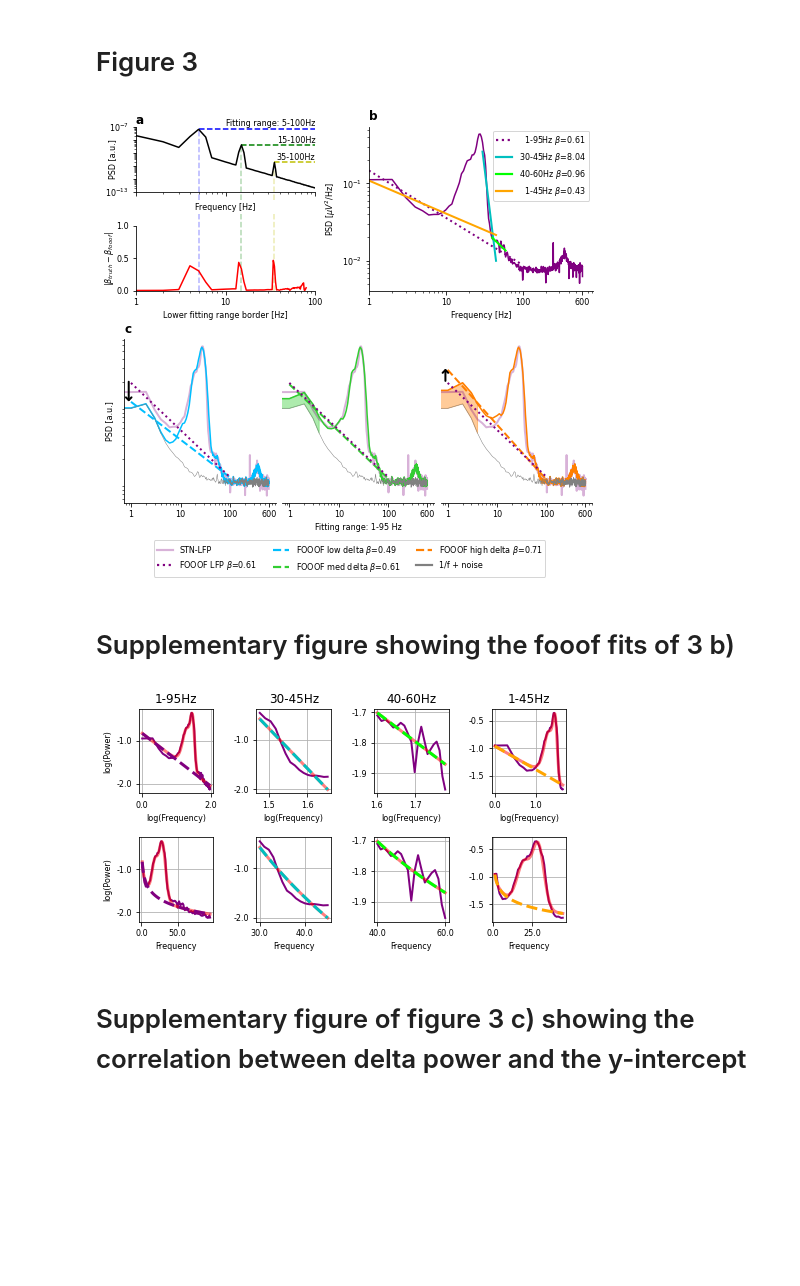
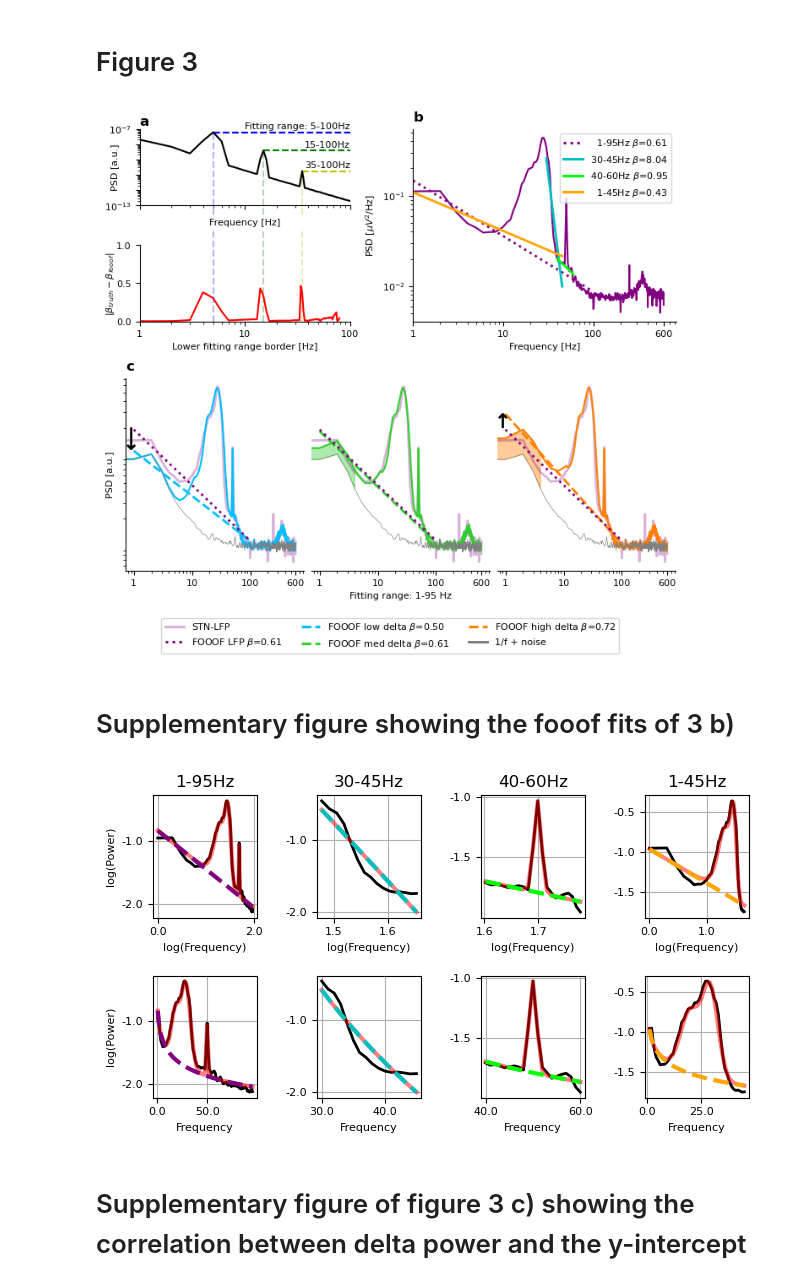
Before and after one commit to moritz-gerster/separating_periodic_from_aperiodic_PSDs, a Jupyter notebook: Fig3.ipynb, the cells around one changed output. Cells and saved outputs as stored; diff of their text form; code cells hidden in the pictures; blank space fills up the shorter version.

Commit message:
Remove notch filter at 50 Hz

```diff
--- a/Fig3.ipynb
+++ b/Fig3.ipynb
@@ -79,7 +79,8 @@ sub10 = mne.io.read_raw_fif(data_path + fname10, preload=True)
 sub10.pick_channels(["STN_L23"])
 
 # Notch Filter
-filter_params = {"freqs": np.arange(50, 601, 50),
+# Important: Keep 50Hz line noise because we fit in that range!
+filter_params = {"freqs": np.arange(100, 601, 50),
                  "notch_widths": .5,
                  "method": "spectrum_fit"}
 sub10.notch_filter(**filter_params)
@@ -105,10 +106,11 @@ frange4 = (1, 45)
 
 # Set corresponding fooof fitting parameters
 peak_width_limits = (1, 100)  # huge beta peak spans from 10 to almost 100 Hz
-max_n_peaks = 0  # some fitting ranges try to avoid oscillations peaks
+no_peaks = 0  # 30-45Hz tries to avoid oscillatory peaks
+power_line_peaks = 1  # 40-60Hz contains power line peak
 fooof_params1 = dict(peak_width_limits=peak_width_limits, verbose=False)
-fooof_params2 = dict(max_n_peaks=max_n_peaks, verbose=False)
-fooof_params3 = dict(max_n_peaks=max_n_peaks, verbose=False)
+fooof_params2 = dict(max_n_peaks=no_peaks, verbose=False)
+fooof_params3 = dict(max_n_peaks=power_line_peaks, verbose=False)
 fooof_params4 = dict(peak_width_limits=peak_width_limits, verbose=False)
 
 # Combine
@@ -175,9 +176,10 @@ alpha = (12, 1.7, 3)
 low_beta = (18, 2, 2)
 high_beta = (27, 20, 6)
 gamma = (50, 6, 15)
+power_line = (50, .025, .001)
 hfo = (360, 20, 60)
 
-oscillations = (alpha, low_beta, high_beta, gamma, hfo)
+oscillations = (alpha, low_beta, high_beta, gamma, power_line, hfo)
 
 # Delta oscillations
 delta_freq = 2
@@ -529,7 +531,7 @@ plt.savefig(fig_path + "Fig3.pdf", bbox_inches="tight")
 plt.savefig(fig_path + "Fig3.png", dpi=1000, bbox_inches="tight")
 plt.show()
 # %% [output]
-[figure, old version]
+[figure, new version]
 # %% [markdown]
 # Supplementary figure showing the fooof fits of 3 b)
 # %%
@@ -540,7 +542,7 @@ for i in range(4):
     ax = axes[0, i]
     kwargs = dict(add_legend=False,
                   aperiodic_kwargs=dict(color=fit_params[i][2], alpha=1),
-                  data_kwargs=dict(color=c_real))
+                  data_kwargs=dict(color="k"))
     title = f"{fit_params[i][0][0]}-{fit_params[i][0][1]}Hz"
     fooof_fits[i].plot(ax=ax, plt_log=True, **kwargs)
     ax.set_title(title, fontsize=panel_fontsize)
@@ -549,33 +551,33 @@ for i in range(4):
     xticks = np.round(ax.get_xticks(), 1)
     yticks = np.round(ax.get_yticks(), 1)
     ax.set_xticklabels(xticks, fontsize=legend_fontsize)
     ax.set_yticklabels(yticks, fontsize=legend_fontsize)
     ax.set_xlabel(xlabel, fontsize=legend_fontsize)
     ax.set_ylabel(ylabel, fontsize=legend_fontsize)
     ax.spines['right'].set_visible(True)
     ax.spines['top'].set_visible(True)
     if i > 0:
         ax.set_ylabel("")
 
     ax = axes[1, i]
     fooof_fits[i].plot(ax=ax, plt_log=False, **kwargs)
     if i > 0:
         ax.set_ylabel("")
     ax.spines['right'].set_visible(True)
     ax.spines['top'].set_visible(True)
     xlabel = ax.get_xlabel()
     ylabel = ax.get_ylabel()
     xticks = np.round(ax.get_xticks(), 1)
     yticks = np.round(ax.get_yticks(), 1)
     ax.set_xticklabels(xticks, fontsize=legend_fontsize)
     ax.set_yticklabels(yticks, fontsize=legend_fontsize)
     ax.set_xlabel(xlabel, fontsize=legend_fontsize)
     ax.set_ylabel(ylabel, fontsize=legend_fontsize)
 plt.tight_layout()
 plt.savefig(fig_path + "Fig3_SuppB.png", dpi=1000, bbox_inches="tight")
 plt.savefig(fig_path + "Fig3_SuppB.pdf", bbox_inches="tight")
 plt.show()
 # %% [output]
-[figure, old version]
+[figure, new version]
 # %% [markdown]
 # Supplementary figure of figure 3 c) showing the correlation between delta power and the y-intercept
```
Also changed, not shown: parts of 5 cells of this notebook, 2 other files.
